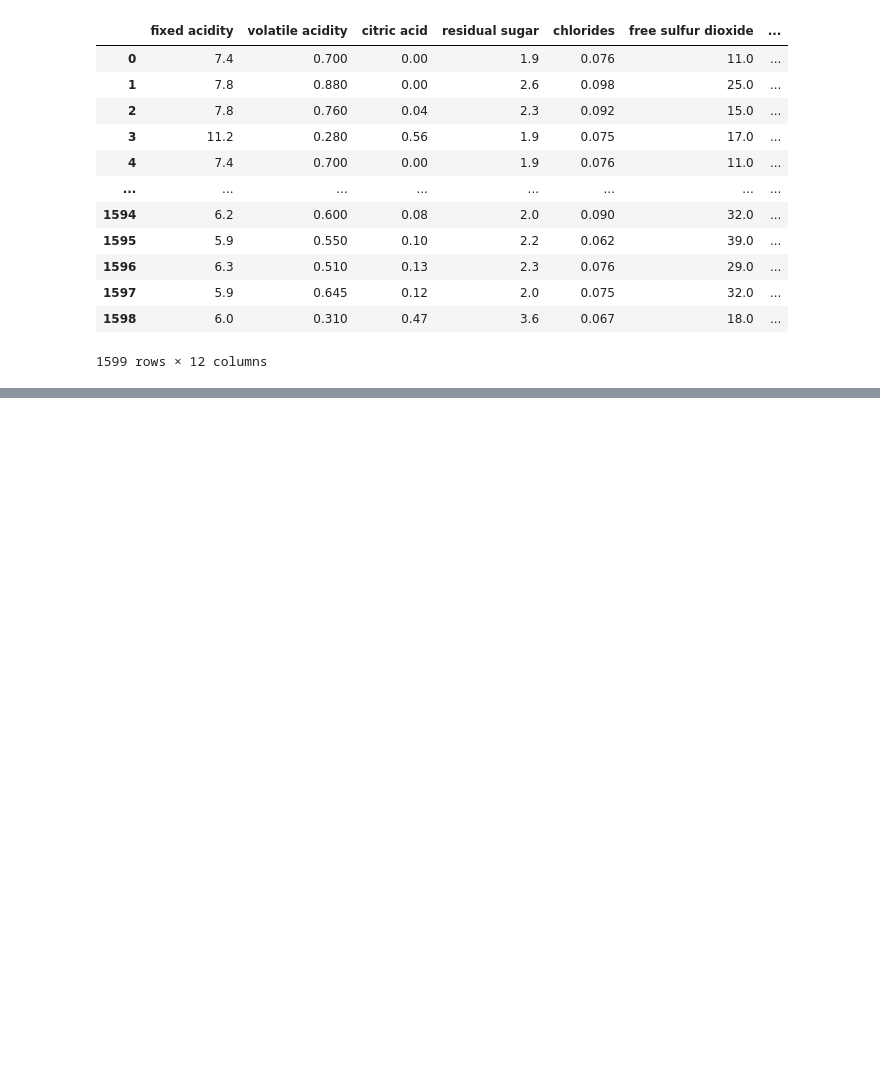
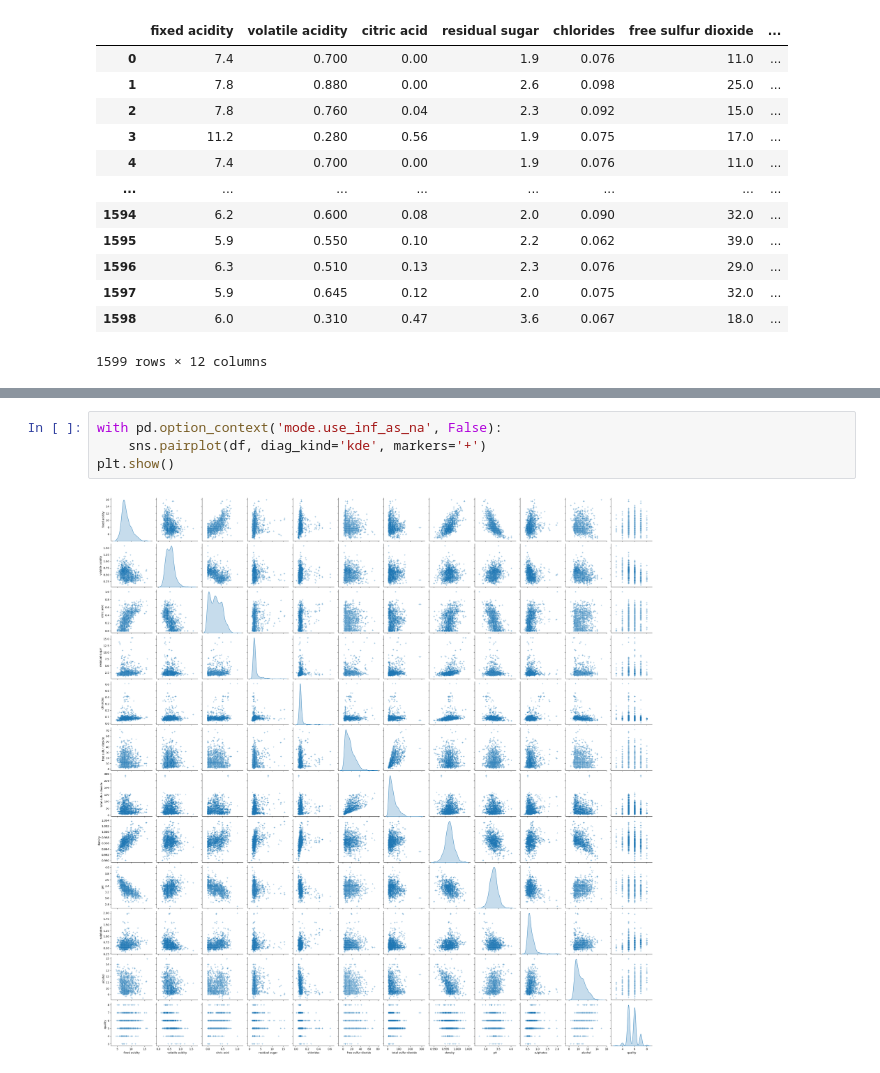
Before and after one commit to JesusOrlandoM/Arboles-de-Decisi-n, a Jupyter notebook: Arboles de Decisión.ipynb, the cells around one changed output, grey strips where cells are left out. Cells and saved outputs as stored; diff of their text form; blank space fills up the shorter version.

```diff
--- a/Arboles de Decisión.ipynb
+++ b/Arboles de Decisión.ipynb
@@ -20,0 +103,6 @@ df
+# %%
+with pd.option_context('mode.use_inf_as_na', False):
+    sns.pairplot(df, diag_kind='kde', markers='+')
+plt.show()
+# %% [output]
+[figure, added]
```
Also changed, not shown: parts of 21 cells of this notebook.
